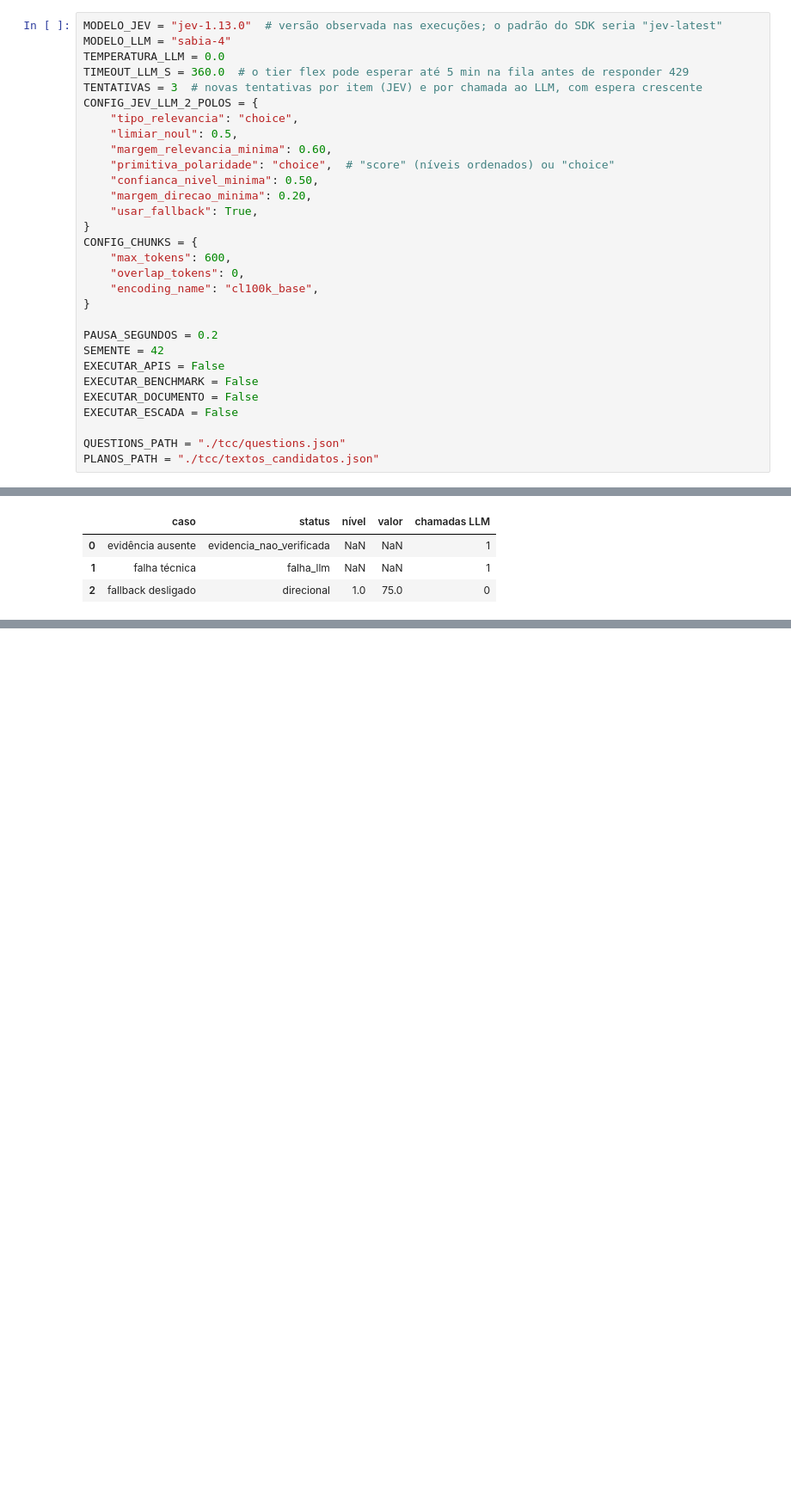
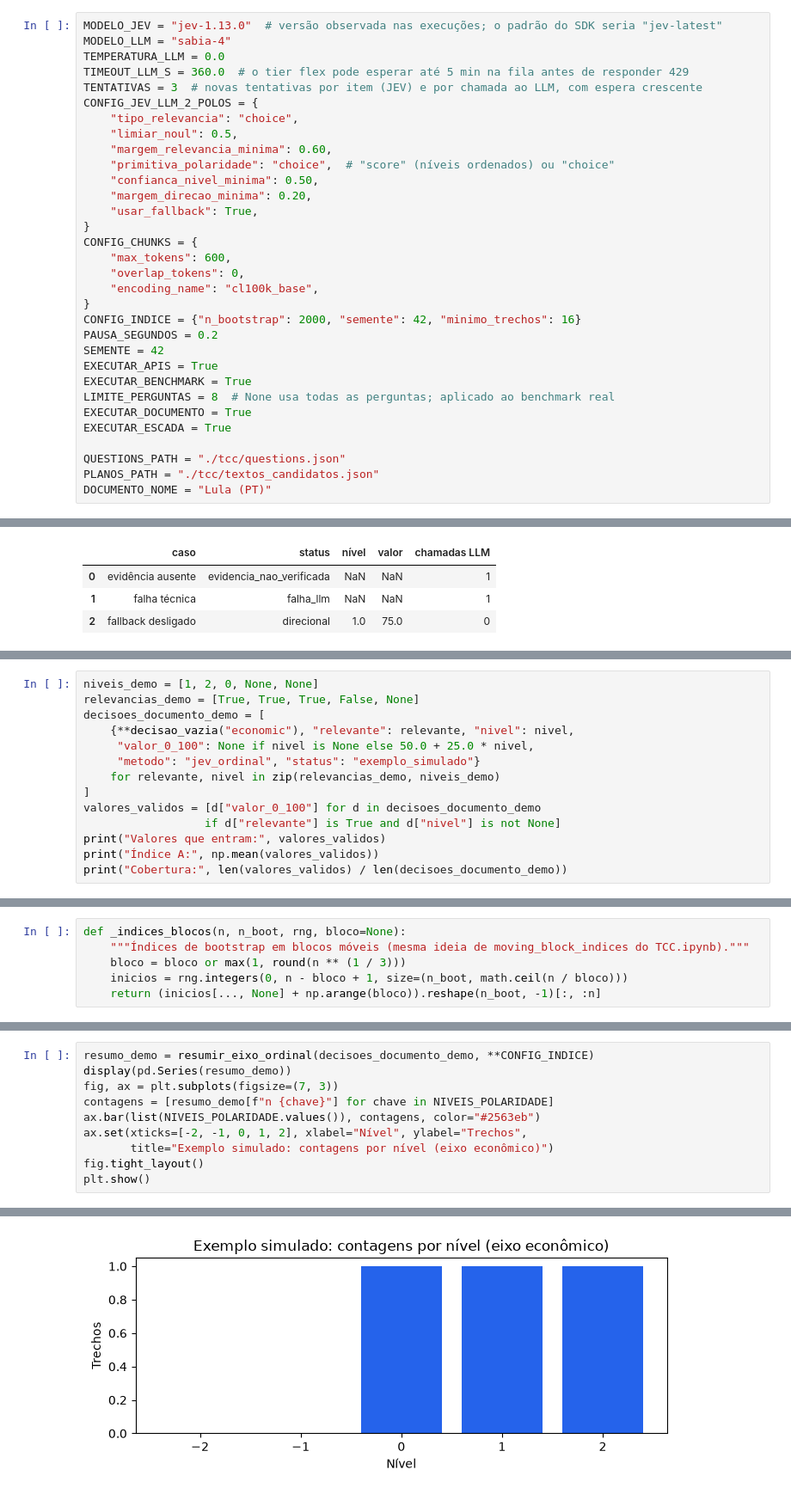
Before and after one commit to micaelol12/TCC, a Jupyter notebook: teste.ipynb, the cells around one changed output, grey strips where cells are left out. Shown at 86% size. Saved outputs shown, nothing was run; the diff lists cells and outputs as text; blank space fills up the shorter version.

```diff
--- a/teste.ipynb
+++ b/teste.ipynb
@@ -55,16 +53,18 @@ CONFIG_CHUNKS = {
     "overlap_tokens": 0,
     "encoding_name": "cl100k_base",
 }
-
+CONFIG_INDICE = {"n_bootstrap": 2000, "semente": 42, "minimo_trechos": 16}
 PAUSA_SEGUNDOS = 0.2
 SEMENTE = 42
-EXECUTAR_APIS = False
-EXECUTAR_BENCHMARK = False
-EXECUTAR_DOCUMENTO = False
-EXECUTAR_ESCADA = False
+EXECUTAR_APIS = True
+EXECUTAR_BENCHMARK = True
+LIMITE_PERGUNTAS = 8  # None usa todas as perguntas; aplicado ao benchmark real
+EXECUTAR_DOCUMENTO = True
+EXECUTAR_ESCADA = True
 
 QUESTIONS_PATH = "./tcc/questions.json"
 PLANOS_PATH = "./tcc/textos_candidatos.json"
+DOCUMENTO_NOME = "Lula (PT)"
 # %%
 class Effect(BaseModel):
     econ: int
@@ -1576,0 +1771,14 @@ assert resultados_casos[2]["chamadas LLM"] == 0
+# %%
+niveis_demo = [1, 2, 0, None, None]
+relevancias_demo = [True, True, True, False, None]
+decisoes_documento_demo = [
+    {**decisao_vazia("economic"), "relevante": relevante, "nivel": nivel,
+     "valor_0_100": None if nivel is None else 50.0 + 25.0 * nivel,
+     "metodo": "jev_ordinal", "status": "exemplo_simulado"}
+    for relevante, nivel in zip(relevancias_demo, niveis_demo)
+]
+valores_validos = [d["valor_0_100"] for d in decisoes_documento_demo
+                  if d["relevante"] is True and d["nivel"] is not None]
+print("Valores que entram:", valores_validos)
+print("Índice A:", np.mean(valores_validos))
+print("Cobertura:", len(valores_validos) / len(decisoes_documento_demo))
@@ -1576,0 +1808,6 @@ assert resultados_casos[2]["chamadas LLM"] == 0
+# %%
+def _indices_blocos(n, n_boot, rng, bloco=None):
+    """Índices de bootstrap em blocos móveis (mesma ideia de moving_block_indices do TCC.ipynb)."""
+    bloco = bloco or max(1, round(n ** (1 / 3)))
+    inicios = rng.integers(0, n - bloco + 1, size=(n_boot, math.ceil(n / bloco)))
+    return (inicios[..., None] + np.arange(bloco)).reshape(n_boot, -1)[:, :n]
@@ -1576,0 +1859,11 @@ assert resultados_casos[2]["chamadas LLM"] == 0
+# %%
+resumo_demo = resumir_eixo_ordinal(decisoes_documento_demo, **CONFIG_INDICE)
+display(pd.Series(resumo_demo))
+fig, ax = plt.subplots(figsize=(7, 3))
+contagens = [resumo_demo[f"n {chave}"] for chave in NIVEIS_POLARIDADE]
+ax.bar(list(NIVEIS_POLARIDADE.values()), contagens, color="#2563eb")
+ax.set(xticks=[-2, -1, 0, 1, 2], xlabel="Nível", ylabel="Trechos",
+       title="Exemplo simulado: contagens por nível (eixo econômico)")
+fig.tight_layout()
+plt.show()
+# %% [output]
@@ -1576,0 +1889 @@ assert resultados_casos[2]["chamadas LLM"] == 0
+[figure, added]
```
Also changed, not shown: parts of 50 cells of this notebook, 11 other files.
